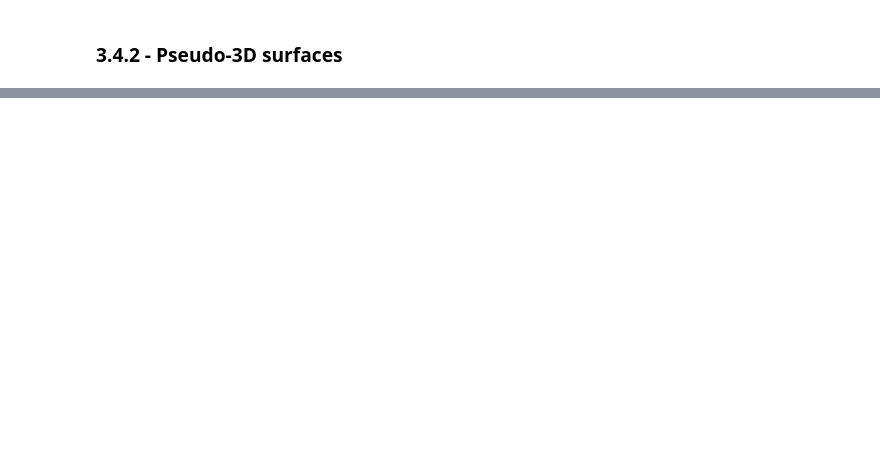
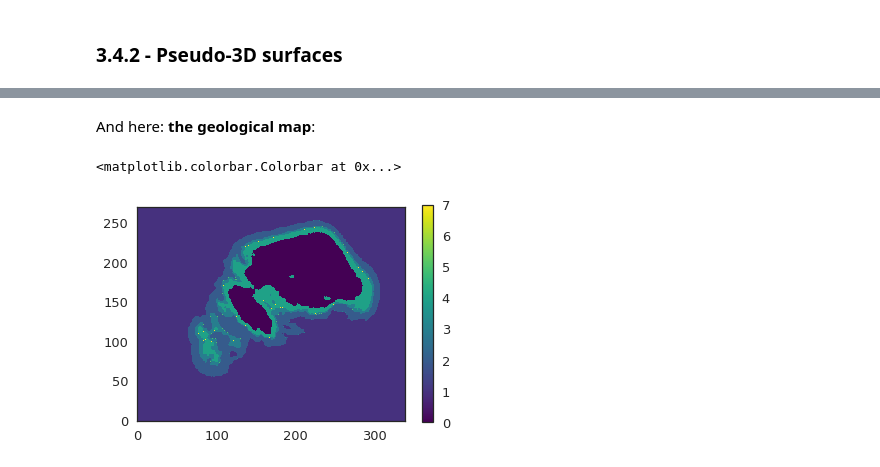
Before and after one commit to cgre-aachen/remote-geomod, a Jupyter notebook: notebooks/03_geological_modeling.ipynb, the cells around one changed output, grey strips where cells are left out. Cells and saved outputs as stored; diff of their text form; code cells hidden in the pictures; blank space fills up the shorter version.

```diff
--- a/notebooks/03_geological_modeling.ipynb
+++ b/notebooks/03_geological_modeling.ipynb
@@ -77,0 +114,2 @@ for i in range(3):
+# %%
+points = np.array(list(zip(XX.ravel(), YY.ravel(), dtm.ravel())))
@@ -77,0 +142,2 @@ for i in range(3):
+# %%
+geo_data.grid.grid = points
@@ -77,0 +153,8 @@ for i in range(3):
+# %% [markdown]
+And here: **the geological map**:
+# %%
+plt.imshow(lith_block[0].reshape((271,339)), cmap='viridis', origin='lower_left')
+plt.colorbar()
+# %% [output]
+<matplotlib.colorbar.Colorbar at 0x...>
+[figure, added]
```
Also changed, not shown: parts of 23 cells of this notebook.
